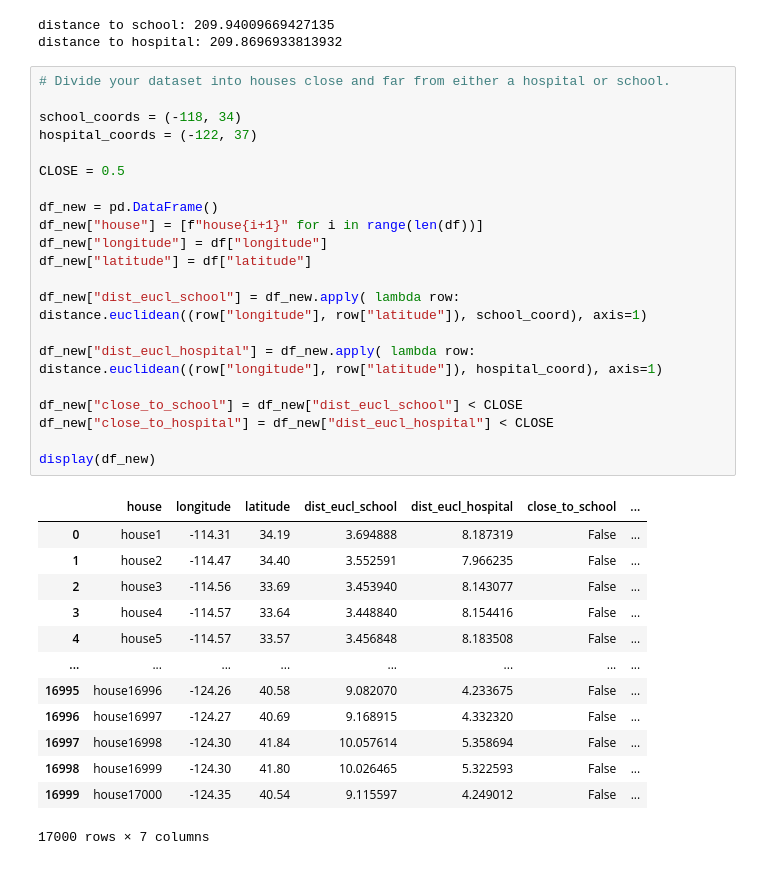
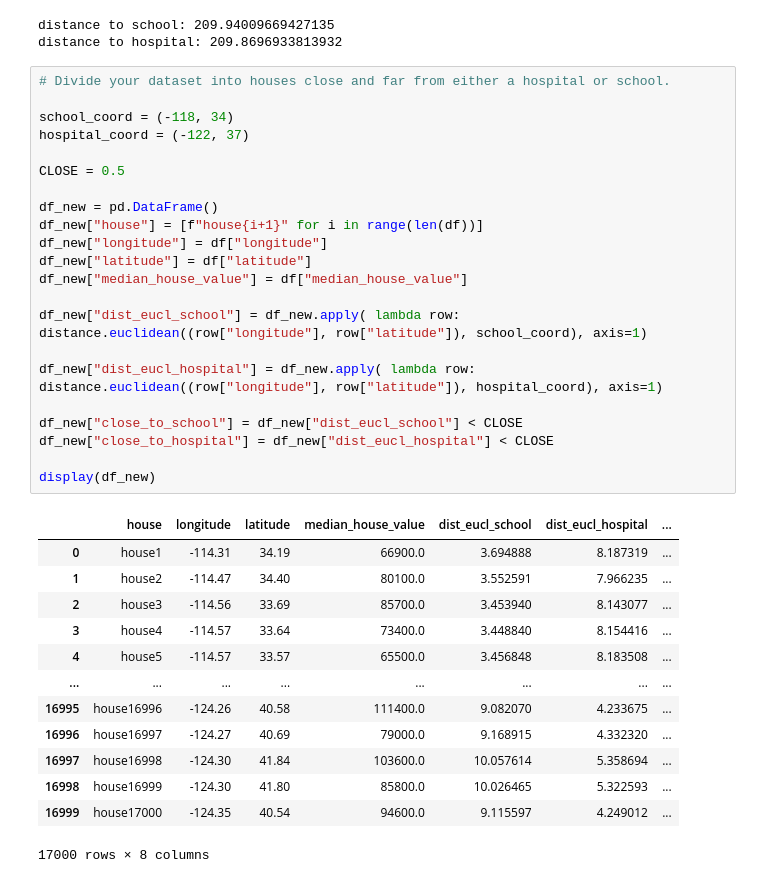
Before and after one commit to bibianglez/lab-hypothesis-testing, a Jupyter notebook: lab-hypothesis-testing.ipynb, the cells around one changed output. Cells and saved outputs as stored; diff of their text form.

```diff
--- a/lab-hypothesis-testing.ipynb
+++ b/lab-hypothesis-testing.ipynb
@@ -163,38 +163,39 @@ distance to hospital: 209.8696933813932
 # %%
 # Divide your dataset into houses close and far from either a hospital or school.
 
-school_coords = (-118, 34)
-hospital_coords = (-122, 37)
+school_coord = (-118, 34)
+hospital_coord = (-122, 37)
 
 CLOSE = 0.5
 
 df_new = pd.DataFrame()
 df_new["house"] = [f"house{i+1}" for i in range(len(df))]
 df_new["longitude"] = df["longitude"]
 df_new["latitude"] = df["latitude"]
+df_new["median_house_value"] = df["median_house_value"]
 
 df_new["dist_eucl_school"] = df_new.apply( lambda row: distance.euclidean((row["longitude"], row["latitude"]), school_coord), axis=1)
 
 df_new["dist_eucl_hospital"] = df_new.apply( lambda row: distance.euclidean((row["longitude"], row["latitude"]), hospital_coord), axis=1)
 
 df_new["close_to_school"] = df_new["dist_eucl_school"] < CLOSE
 df_new["close_to_hospital"] = df_new["dist_eucl_hospital"] < CLOSE
 
 display(df_new)
 # %% [output]
-|  | house | longitude | latitude | dist_eucl_school | dist_eucl_hospital | close_to_school | ... |
-| 0 | house1 | -114.31 | 34.19 | 3.694888 | 8.187319 | False | ... |
-| 1 | house2 | -114.47 | 34.40 | 3.552591 | 7.966235 | False | ... |
-| 2 | house3 | -114.56 | 33.69 | 3.453940 | 8.143077 | False | ... |
-| 3 | house4 | -114.57 | 33.64 | 3.448840 | 8.154416 | False | ... |
-| 4 | house5 | -114.57 | 33.57 | 3.456848 | 8.183508 | False | ... |
+|  | house | longitude | latitude | median_house_value | dist_eucl_school | dist_eucl_hospital | ... |
+| 0 | house1 | -114.31 | 34.19 | 66900.0 | 3.694888 | 8.187319 | ... |
+| 1 | house2 | -114.47 | 34.40 | 80100.0 | 3.552591 | 7.966235 | ... |
+| 2 | house3 | -114.56 | 33.69 | 85700.0 | 3.453940 | 8.143077 | ... |
+| 3 | house4 | -114.57 | 33.64 | 73400.0 | 3.448840 | 8.154416 | ... |
+| 4 | house5 | -114.57 | 33.57 | 65500.0 | 3.456848 | 8.183508 | ... |
 | ... | ... | ... | ... | ... | ... | ... | ... |
-| 16995 | house16996 | -124.26 | 40.58 | 9.082070 | 4.233675 | False | ... |
-| 16996 | house16997 | -124.27 | 40.69 | 9.168915 | 4.332320 | False | ... |
-| 16997 | house16998 | -124.30 | 41.84 | 10.057614 | 5.358694 | False | ... |
-| 16998 | house16999 | -124.30 | 41.80 | 10.026465 | 5.322593 | False | ... |
-| 16999 | house17000 | -124.35 | 40.54 | 9.115597 | 4.249012 | False | ... |
+| 16995 | house16996 | -124.26 | 40.58 | 111400.0 | 9.082070 | 4.233675 | ... |
+| 16996 | house16997 | -124.27 | 40.69 | 79000.0 | 9.168915 | 4.332320 | ... |
+| 16997 | house16998 | -124.30 | 41.84 | 103600.0 | 10.057614 | 5.358694 | ... |
+| 16998 | house16999 | -124.30 | 41.80 | 85800.0 | 10.026465 | 5.322593 | ... |
+| 16999 | house17000 | -124.35 | 40.54 | 94600.0 | 9.115597 | 4.249012 | ... |
-17000 rows × 7 columns
+17000 rows × 8 columns
 # %%
 close_condition = df_new["close_to_school"] | df_new["close_to_hospital"]
 
```
Also changed, not shown: parts of 3 cells of this notebook.
